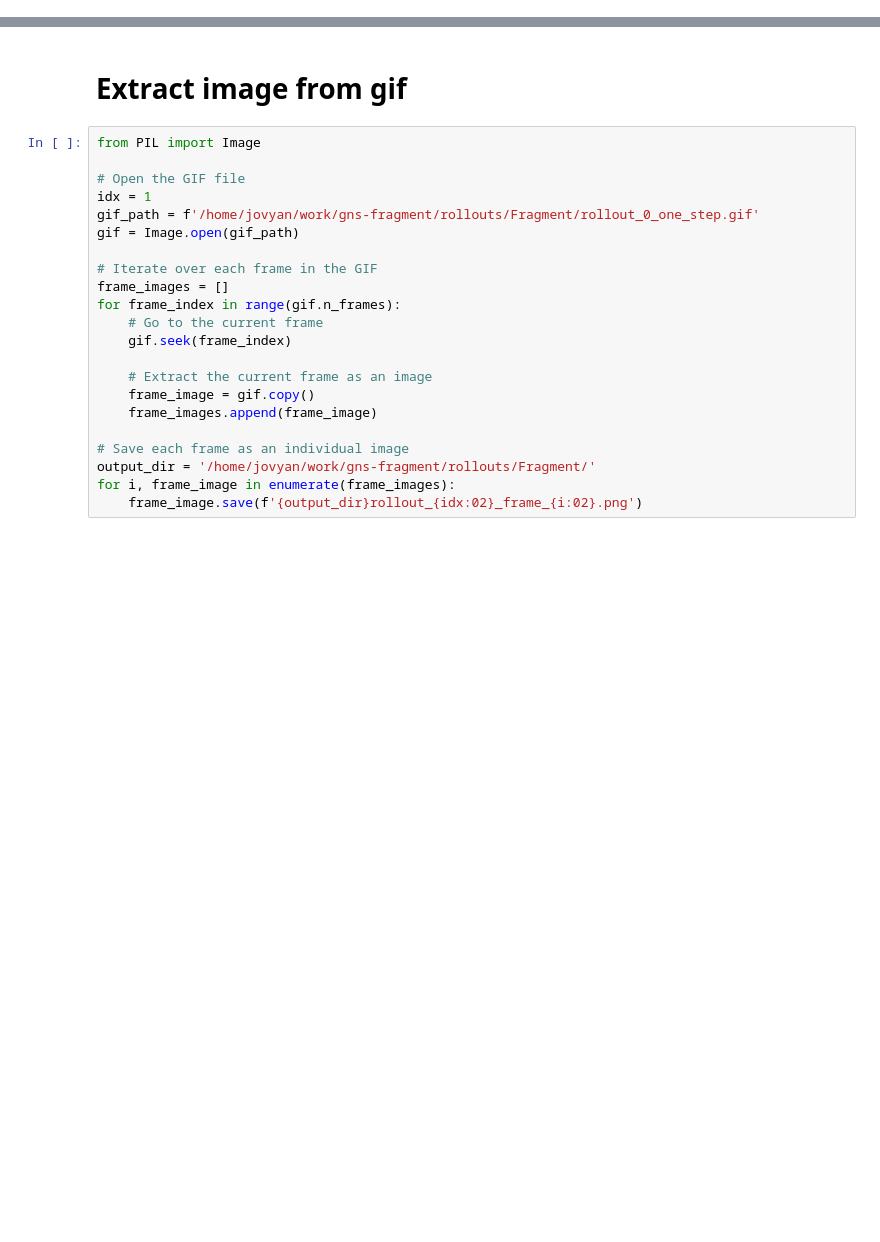
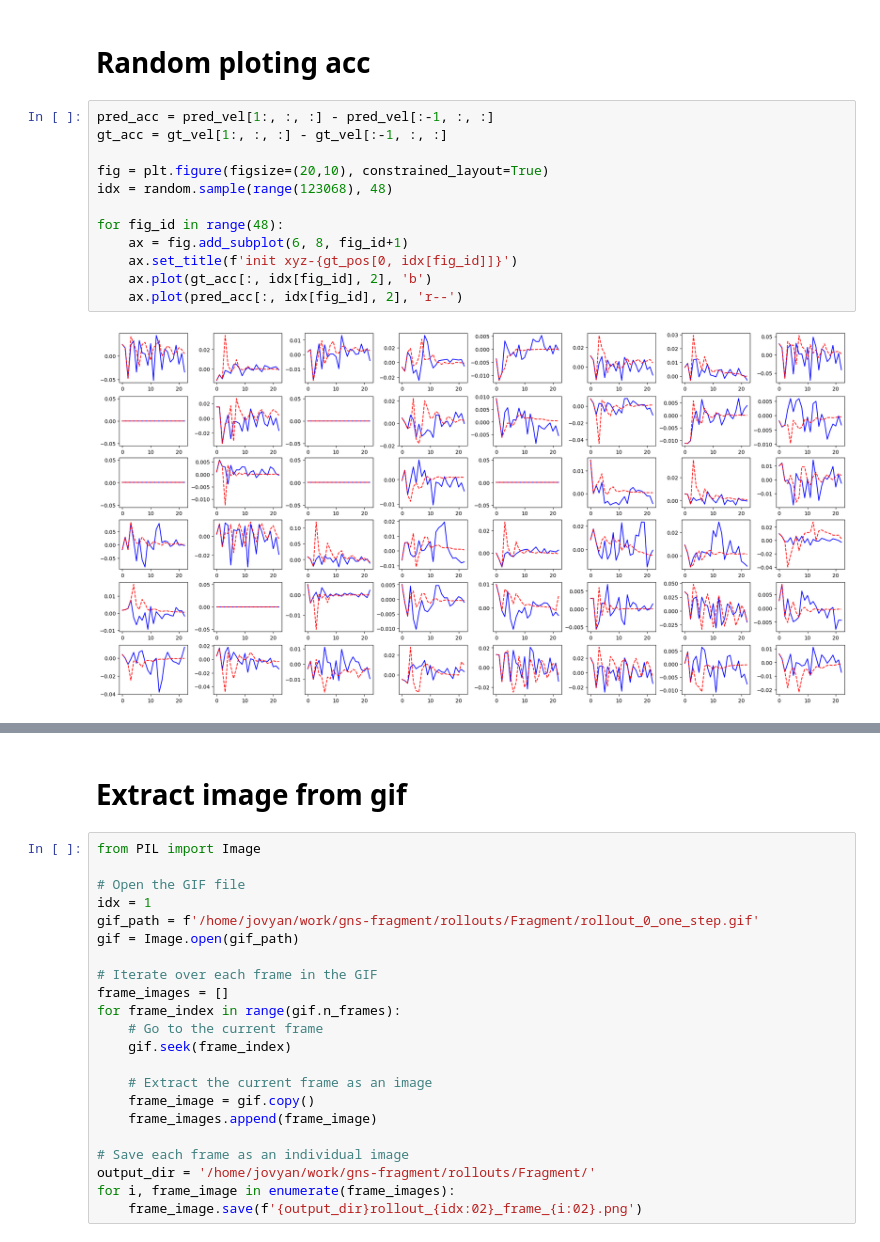
Before and after one commit to qilinli/gns-fragment, a Jupyter notebook: notebooks/report_fragment.ipynb, the cells around one changed output, grey strips where cells are left out. Cells and saved outputs as stored; diff of their text form; blank space fills up the shorter version.

```diff
--- a/notebooks/report_fragment.ipynb
+++ b/notebooks/report_fragment.ipynb
@@ -36,0 +78,16 @@ plt.plot(pred_strain[:, id], 'r--')
+# %% [markdown]
+# Random ploting acc
+# %%
+pred_acc = pred_vel[1:, :, :] - pred_vel[:-1, :, :]
+gt_acc = gt_vel[1:, :, :] - gt_vel[:-1, :, :]
+
+fig = plt.figure(figsize=(20,10), constrained_layout=True)
+idx = random.sample(range(123068), 48)
+
+for fig_id in range(48):
+    ax = fig.add_subplot(6, 8, fig_id+1)
+    ax.set_title(f'init xyz-{gt_pos[0, idx[fig_id]]}')
+    ax.plot(gt_acc[:, idx[fig_id], 2], 'b')
+    ax.plot(pred_acc[:, idx[fig_id], 2], 'r--')
+# %% [output]
+[figure, added]
```
Also changed, not shown: parts of 14 cells of this notebook, 8 other files.
